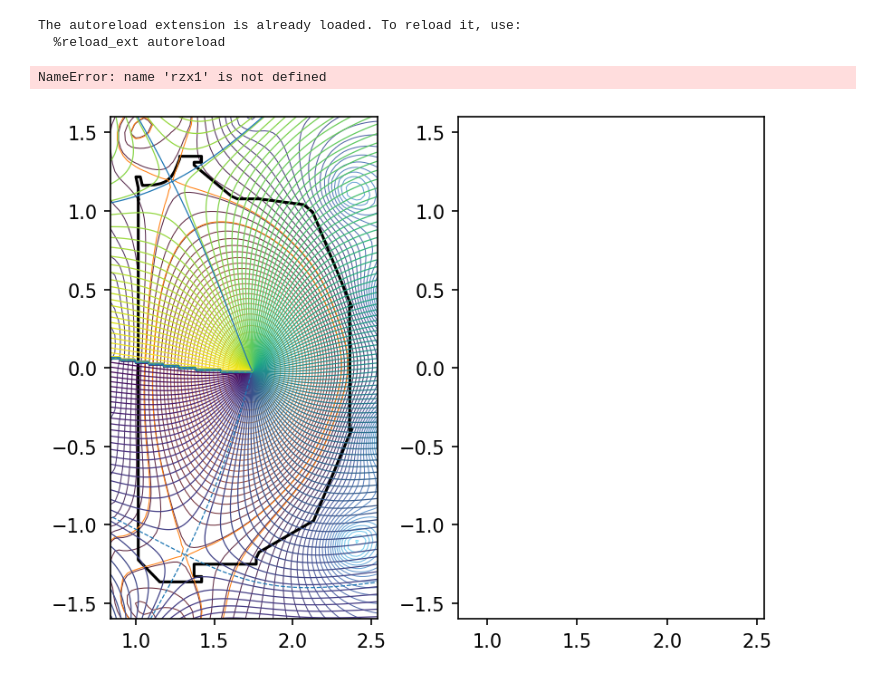
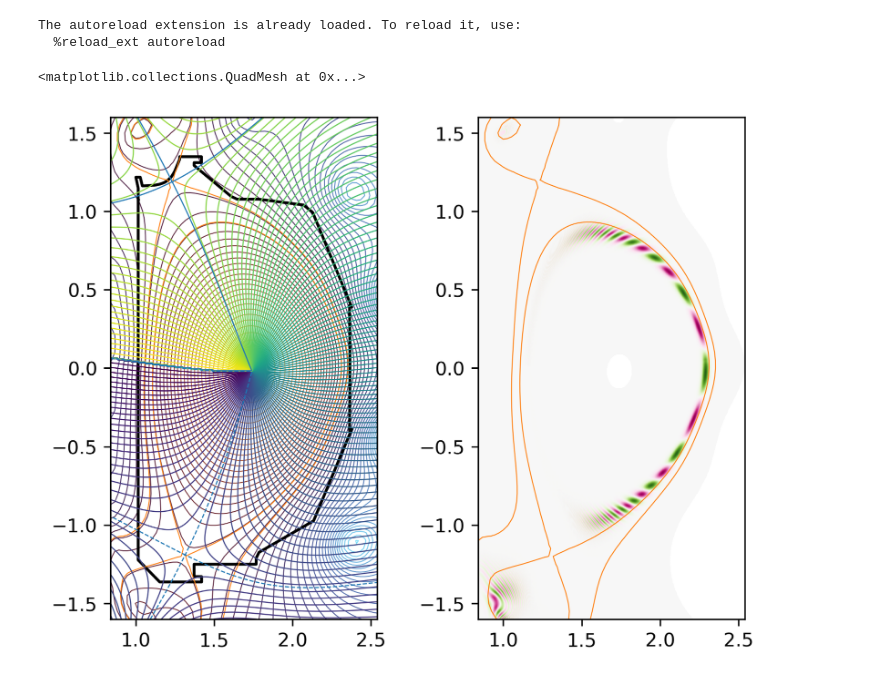
Before and after one commit to Maplenormandy/c1lgkt-jax, a Jupyter notebook: bin/coordinates_scratch.ipynb, the cells around one changed output. Saved outputs shown, nothing was run; the diff lists cells and outputs as text; code cells hidden in the pictures.

Commit message:
Completion of clebsch coordinate module

```diff
--- a/bin/coordinates_scratch.ipynb
+++ b/bin/coordinates_scratch.ipynb
@@ -46,91 +45,59 @@ clebsch = ClebschField(eq)
+# %%
+# %% Build Clebsch mapping from equilibrium
+clebsch_builder = ClebschMappingBuilder()
+clebsch = clebsch_builder.clebsch_from_equilibrium(eq)
+# %%
+# %% Test serialisation
+eqx.tree_serialise_leaves('./outputs/clebsch_D3D141451.eqx', clebsch)
+clebsch = eqx.tree_deserialise_leaves('./outputs/clebsch_D3D141451.eqx', clebsch)
 # %%
 # %% Plot equilibrium
 %matplotlib inline
-plt.figure(dpi=150)
+plt.figure(dpi=300)
 ax = plt.subplot(121)
 ax2 = plt.subplot(122, sharex=ax, sharey=ax)
 
 ax.contour(eq.rgrid, eq.zgrid, eq.psirz, levels=64, cmap='managua', linewidths=0.5)
 ax.plot(eq.wallrz[0,:], eq.wallrz[1,:], c='k')
-ax.contour(eq.rgrid, eq.zgrid, eq.psirz, levels=[clebsch.x1.psi, clebsch.x2.psi], colors='tab:orange', linewidths=0.5)
+ax.contour(eq.rgrid, eq.zgrid, eq.psirz, levels=[clebsch.nulls.x1.psi, clebsch.nulls.x2.psi], colors='tab:orange', linewidths=0.5)
 ax.set_aspect('equal')
+ax2.set_aspect('equal')
 
-rgrid = np.linspace(eq.rmin, eq.rmax, 256)
-zgrid = np.linspace(eq.zmin, eq.zmax, 256)
+ax2.contour(eq.rgrid, eq.zgrid, eq.psirz, levels=[clebsch.nulls.x1.psi, clebsch.nulls.x2.psi], colors='tab:orange', linewidths=0.5)
+
+rgrid = np.linspace(eq.rmin, eq.rmax, 512)
+zgrid = np.linspace(eq.zmin, eq.zmax, 512)
 rplot, zplot = np.meshgrid(rgrid, zgrid, indexing='ij')
 
 psi_ev, ff_ev = eq.compute_psi_and_ff(jnp.ravel(rplot), jnp.ravel(zplot))
 (psi, psidr, psidz, psidrr, psidrz, psidzz) = psi_ev
 
 #uv_y = jnp.array([sol.value[0], sol.value[1], sol.value[2], sol.value[3], 0.2, 0.0, 0.2, 0.0])
-u, v = clebsch.compute_uv_(rplot.ravel(), zplot.ravel(), clebsch.uv_params)
+u, v = clebsch.compute_uv(rplot.ravel(), zplot.ravel())
 theta = jnp.arctan2(v, u)
 
 ax.contour(rgrid, zgrid, theta.reshape(rplot.shape).T, levels=np.linspace(-np.pi,np.pi,129), linewidths=0.6)
 
 
-ux1, vx1 = clebsch.compute_uv_(clebsch.x1.rz[0], clebsch.x1.rz[1], clebsch.uv_params)
+ux1, vx1 = clebsch.compute_uv(clebsch.nulls.x1.rz[0], clebsch.nulls.x1.rz[1])
 uvx1 = ux1 + 1j*vx1
-ux2, vx2 = clebsch.compute_uv_(clebsch.x2.rz[0], clebsch.x2.rz[1], clebsch.uv_params)
+ux2, vx2 = clebsch.compute_uv(clebsch.nulls.x2.rz[0], clebsch.nulls.x2.rz[1])
 uvx2 = ux2 + 1j*vx2
 
 ax.contour(rgrid, zgrid, theta.reshape(rplot.shape).T, levels=np.sort([jnp.angle(uvx1), jnp.angle(uvx2)]), linewidths=0.6, colors='tab:blue')
 
 region = jnp.zeros_like(rplot.ravel())
 
 
 ur = u.ravel()
 vr = v.ravel()
 zr = zplot.ravel()
 rr = rplot.ravel()
 
-closed = (psi >= clebsch.x1.psi*0.05) & (psi < clebsch.x1.psi*0.95) & (zplot.ravel() >= rzx1[1]) & (zplot.ravel() <= rzx2[1])
-#outboard = ((zplot.ravel() < 0) & (rplot.ravel() >= rzx1[0]) & (ur * vx1 - vr * ux1 < 0)) | ((zplot.ravel() >= 0) & (rplot.ravel() >= rzx2[0]) & (ur * vx2 - vr * ux2 >= 0))
-#inboard = ((zplot.ravel() < 0) & (zplot.ravel() >= rzx1[1]) & (ur * vx1 - vr * ux1 >= 0)) | ((zplot.ravel() >= 0) & (zplot.ravel() < rzx2[1]) & (ur * vx2 - vr * ux2 < 0))
+alpha_grid = clebsch.interp_alpha(psi.ravel(), theta.ravel())
+field_grid = jnp.cos(5*alpha_grid) * jnp.exp(-0.005*alpha_grid**2) * jnp.exp(-4000*(psi.ravel() - 0.95*eq.psix)**2)
 
-outboard = (psi >= clebsch.x1.psi*0.95) & (psi < clebsch.x2.psi*1.05) & (
-    ((zr < 0) & (((zr >= rzx1[1]) & (psi < clebsch.x1.psi)) | ((rr >= rzx1[0]) & (psi >= clebsch.x1.psi)))) |
-    ((zr >= 0) & (((zr <= rzx2[1]) & (psi < clebsch.x2.psi)) | ((rr >= rzx2[0]) & (psi >= clebsch.x2.psi))))
-)
-
-region = jnp.where(closed, region+1, region)
-region = jnp.where(outboard, region+2, region)
-#region = jnp.where((psi >= psix1*0.95) & inboard & (psi < psix2*1.05), 3, region)
-
-region = region.reshape(rplot.shape)
-
-ax2.pcolormesh(rgrid, zgrid, region.T, shading='auto', cmap='tab10', vmin=-0.5, vmax=9.5)
-ax2.contour(eq.rgrid, eq.zgrid, eq.psirz, levels=64, cmap='managua', linewidths=0.5, alpha=0.5)
-
-ax2.scatter(clebsch.axis.rz[0], clebsch.axis.rz[1], c='k', marker='o')
-ax2.scatter(clebsch.x1.rz[0], clebsch.x1.rz[1], c='k', marker='x')
-ax2.scatter(clebsch.x2.rz[0], clebsch.x2.rz[1], c='k', marker='x')
-
-
-## Logarithmic component of the singular part of alpha
-def alpha_log(psi, theta):
-    # Compute local coordinates at x-points
-    p1 = (psi - clebsch.x1.psi) * inertia1
-    t1 = (theta - jnp.angle(uvx1)) # NOTE: assumes branch cut where theta \in [-\pi, \pi)
-
-    p2 = (psi - clebsch.x2.psi) * inertia2
-    t2 = (theta - jnp.angle(uvx2)) # NOTE: assumes branch cut where theta \in [-\pi, \pi)
-
-    xt1 = 0.5 * (jnp.sqrt(p1**2 + t1**2) + t1)
-    yt1 = 0.5 * (jnp.sqrt(p1**2 + (t1-2*jnp.pi)**2) - (t1-2*jnp.pi))
-
-    xt2 = 0.5 * (jnp.sqrt(p2**2 + t2**2) - t2)
-    yt2 = 0.5 * (jnp.sqrt(p2**2 + (t2+2*jnp.pi)**2) + (t2+2*jnp.pi))
-
-    return jnp.log(xt1) - jnp.log(xt2) - (jnp.log(yt1) - jnp.log(yt2))
-
-alpha_test = alpha_log(psi, theta)
-alpha_test_2 = alpha_log(psi, theta - 2*jnp.pi) + alpha_log(psi, theta) + alpha_log(psi, theta + 2*jnp.pi)
-
-#ax2.contour(rgrid, zgrid, alpha_test.reshape(rplot.shape).T, levels=64, linewidths=0.5, cmap='managua')
-cs = ax2.contour(rgrid, zgrid, alpha_test_2.reshape(rplot.shape).T, levels=64, linewidths=0.5, cmap='managua')
-#plt.colorbar(cs)
-#ax2.contour(rgrid, zgrid, , levels=64, linewidths=0.5, cmap='viridis')
+ax2.pcolormesh(rgrid, zgrid, field_grid.reshape(rplot.shape).T, shading='gouraud', cmap='PiYG')
 # %% [output]
-NameError: name 'rzx1' is not defined
+<matplotlib.collections.QuadMesh at 0x...>
-[figure, old version]
+[figure, new version]
```
Also changed, not shown: parts of 13 cells of this notebook, 6 other files.
